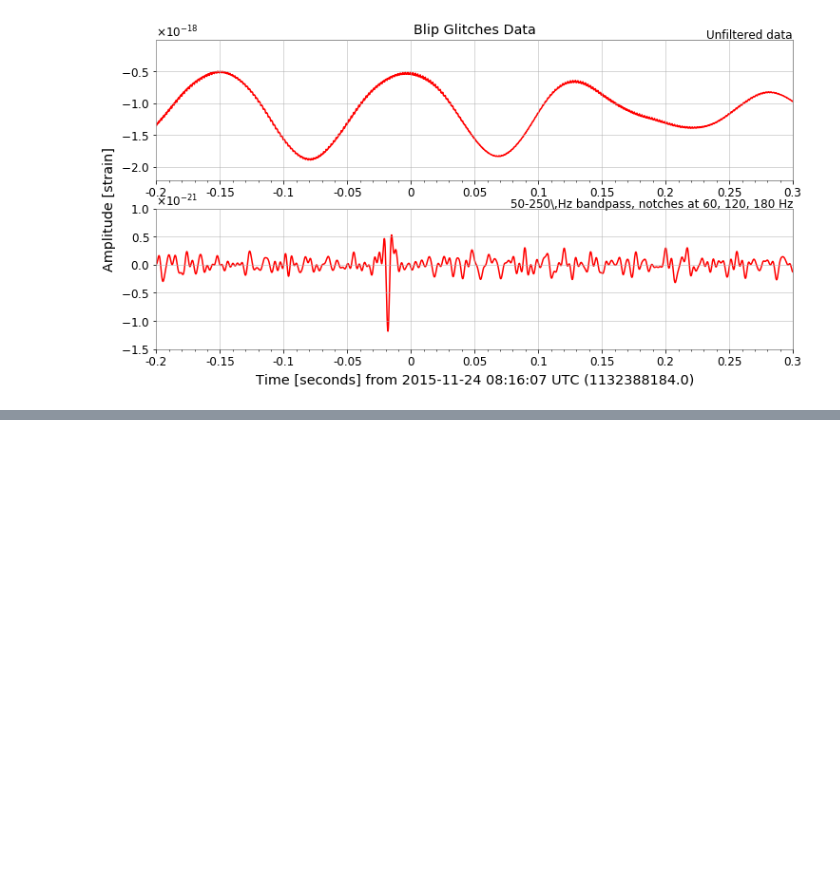
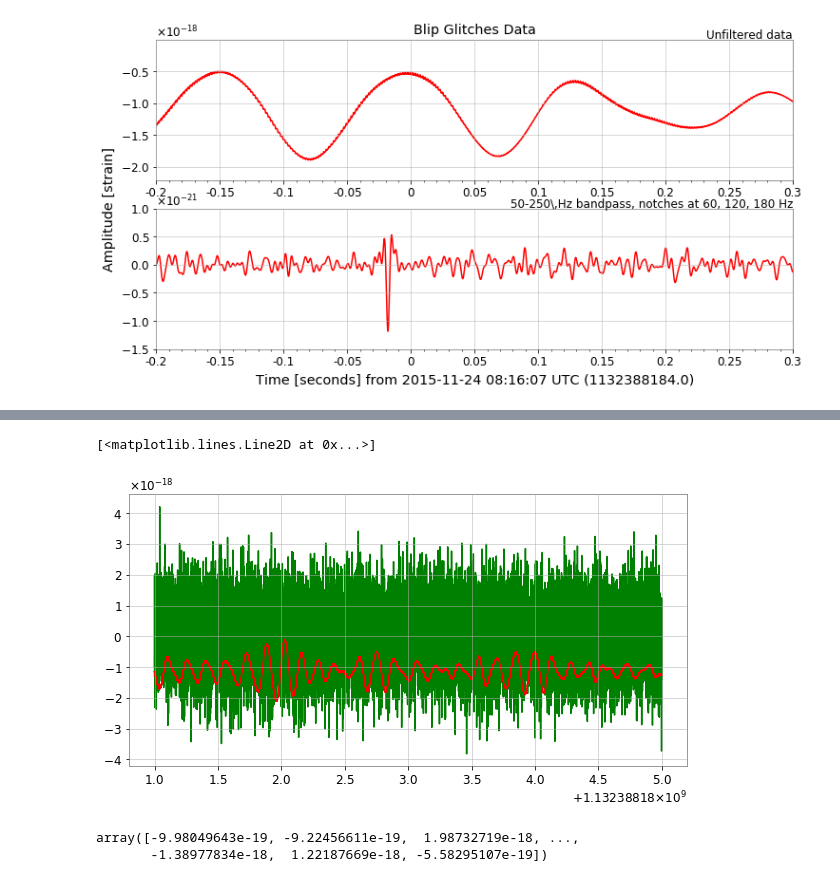
Before and after one commit to SGRGit/gwOsc, a Jupyter notebook: DataPrepBlipGlitches.ipynb, the cells around one changed output, grey strips where cells are left out. Saved outputs shown, nothing was run; the diff lists cells and outputs as text; code cells hidden in the pictures; blank space fills up the shorter version.

```diff
--- a/DataPrepBlipGlitches.ipynb
+++ b/DataPrepBlipGlitches.ipynb
@@ -104,0 +120,2 @@ plot.show()
+# %%
+noise = TimeSeries(random.normal(scale=1e-18, size=16384), sample_rate=16384)
@@ -104,0 +130,16 @@ plot.show()
+# %%
+#t_value = np.linspace(1133090460-2, 1133090460+2, num = np.array(data).size)
+t_value = np.linspace(1132388183-2, 1132388183+2, num = np.array(data).size)
+
+f, (ax) = plt.subplots(1, 1)
+f.set_size_inches(10,5)
+ax.plot(t_value, noise, 'g')
+ax.plot(t_value, data, 'r')
+# %% [output]
+[<matplotlib.lines.Line2D at 0x...>]
+[figure, added]
+# %%
+np.array(noise)
+# %% [output]
+array([-9.98049643e-19, -9.22456611e-19,  1.98732719e-18, ...,
+       -1.38977834e-18,  1.22187669e-18, -5.58295107e-19])
```
Also changed, not shown: parts of 3 cells of this notebook.
